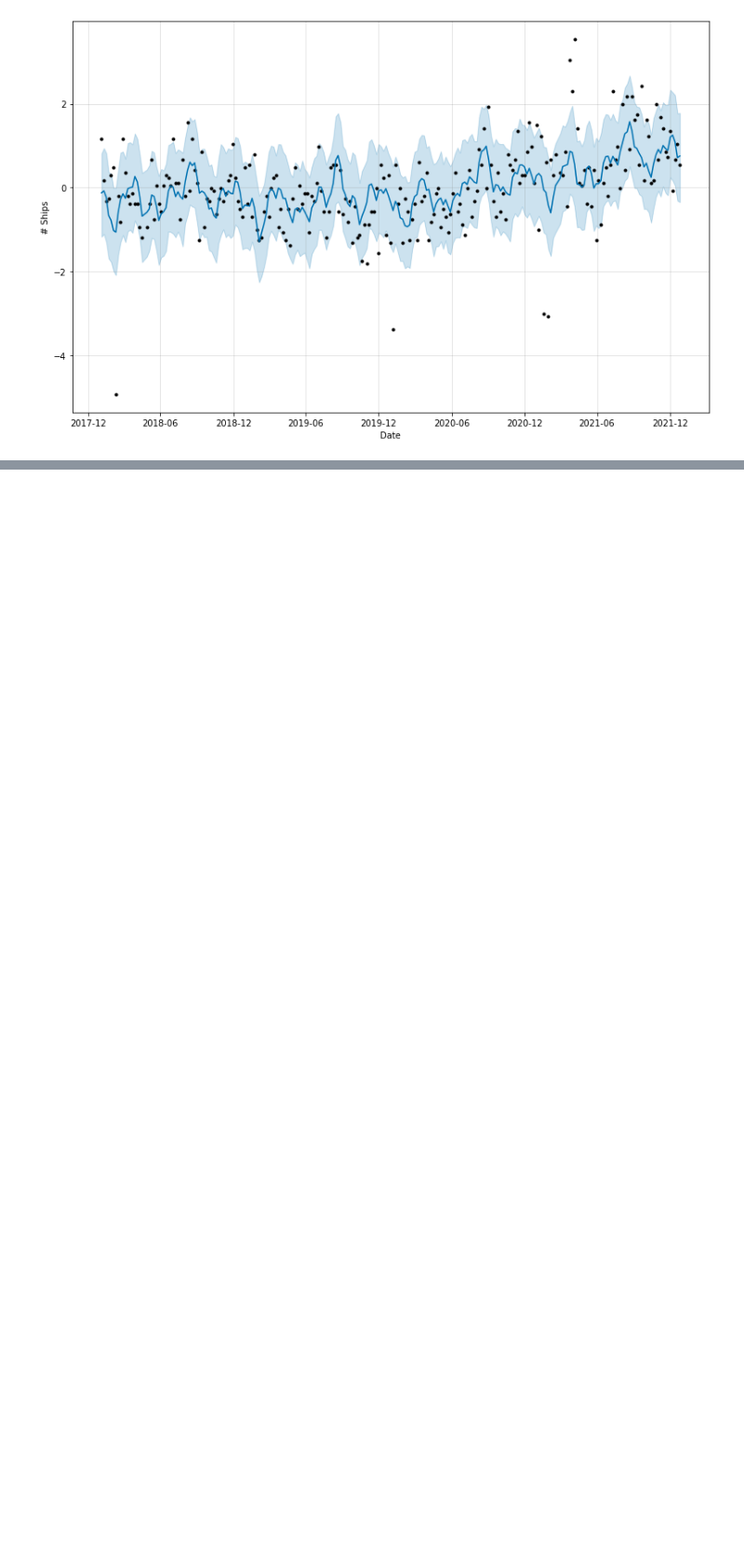
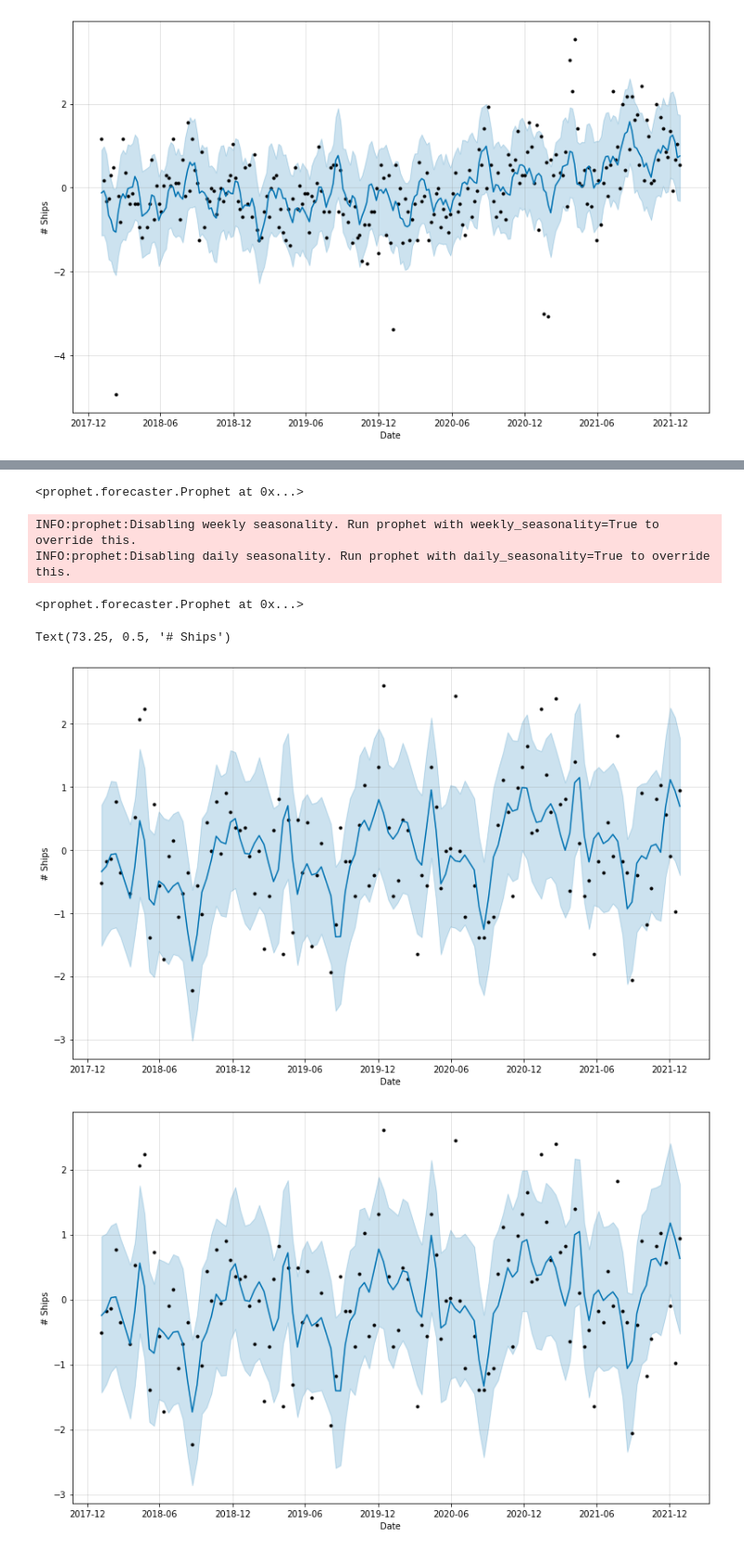
Before and after one commit to lifewinning/MLTSA22_final, a Jupyter notebook: TimeSeriesAnalysis.ipynb, the cells around one changed output, grey strips where cells are left out. Shown at 93% size. Drawn from its saved outputs; the diff is of its cells as text; code cells hidden in the pictures; blank space fills up the shorter version.

```diff
--- a/TimeSeriesAnalysis.ipynb
+++ b/TimeSeriesAnalysis.ipynb
@@ -335,0 +408,29 @@ Text(73.25, 0.5, '# Ships')
+# %%
+m_covid_sp = Prophet()
+# %%
+#m_covid_sp.add_country_holidays(country_name='SG')
+m_covid_sp.add_regressor('New_cases')
+# %% [output]
+<prophet.forecaster.Prophet at 0x...>
+# %%
+m_covid_sp.fit(singapore_covid)
+# %% [output]
+INFO:prophet:Disabling weekly seasonality. Run prophet with weekly_seasonality=True to override this.
+INFO:prophet:Disabling daily seasonality. Run prophet with daily_seasonality=True to override this.
+<prophet.forecaster.Prophet at 0x...>
+# %%
+predict_covid_sp = m_covid_sp.predict(singapore_covid)
+# %%
+fig1 = m_covid_sp.plot(predict_covid_sp, figsize = (11, 7));
+#a = add_changepoints_to_plot(fig1.gca(), m_covid, predict_covid)
+#pl.plot(suez.ds, suez.y, '--r')
+pl.xlabel('Date')
+pl.ylabel('# Ships')
+fig1 = m_singapore.plot(simplem_sp, figsize = (11, 7));
+#pl.plot(suez.ds, suez.y, '--r')
+pl.xlabel('Date')
+pl.ylabel('# Ships')
+# %% [output]
+Text(73.25, 0.5, '# Ships')
+[figure, added]
+[figure, added]
```
Also changed, not shown: parts of 15 cells of this notebook.
